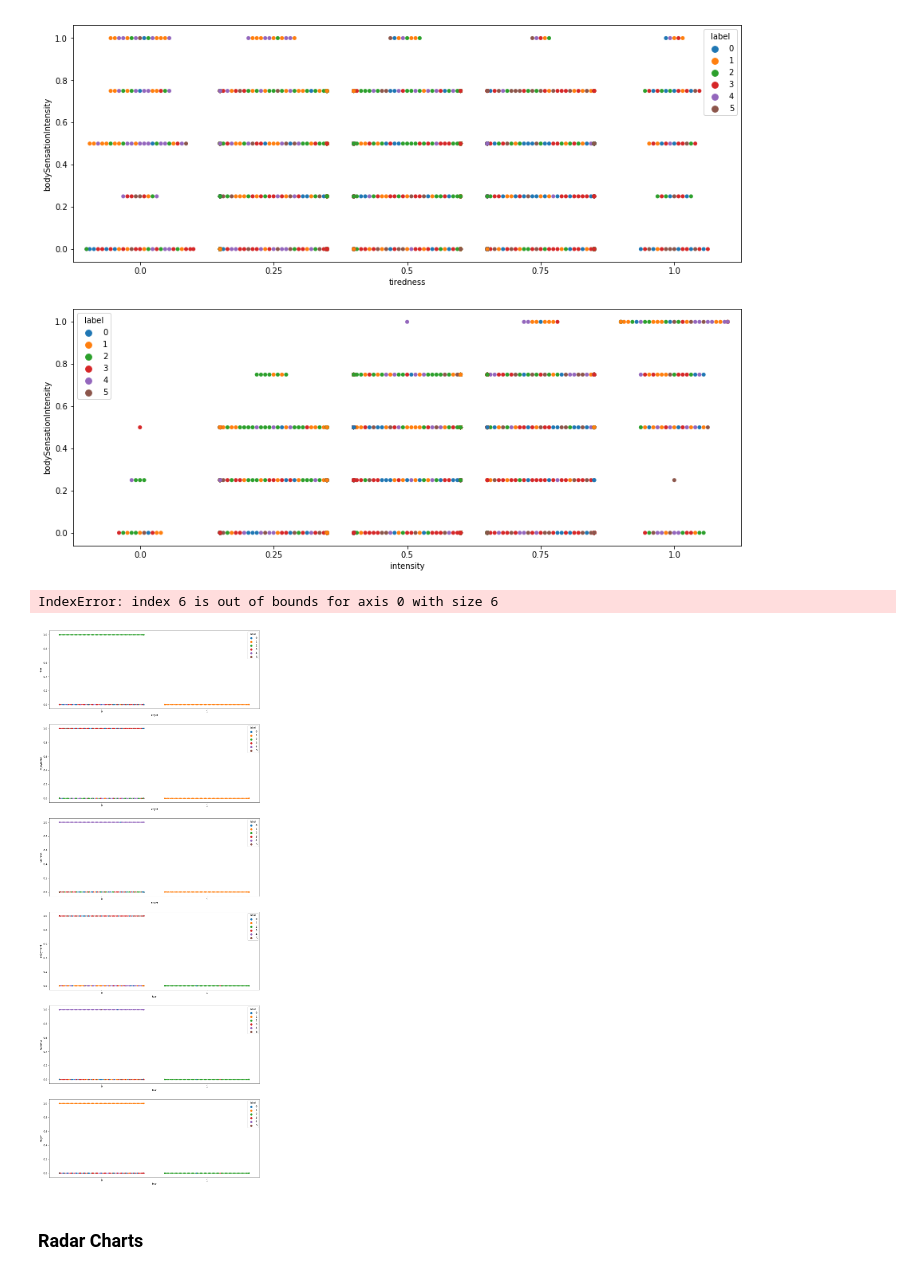
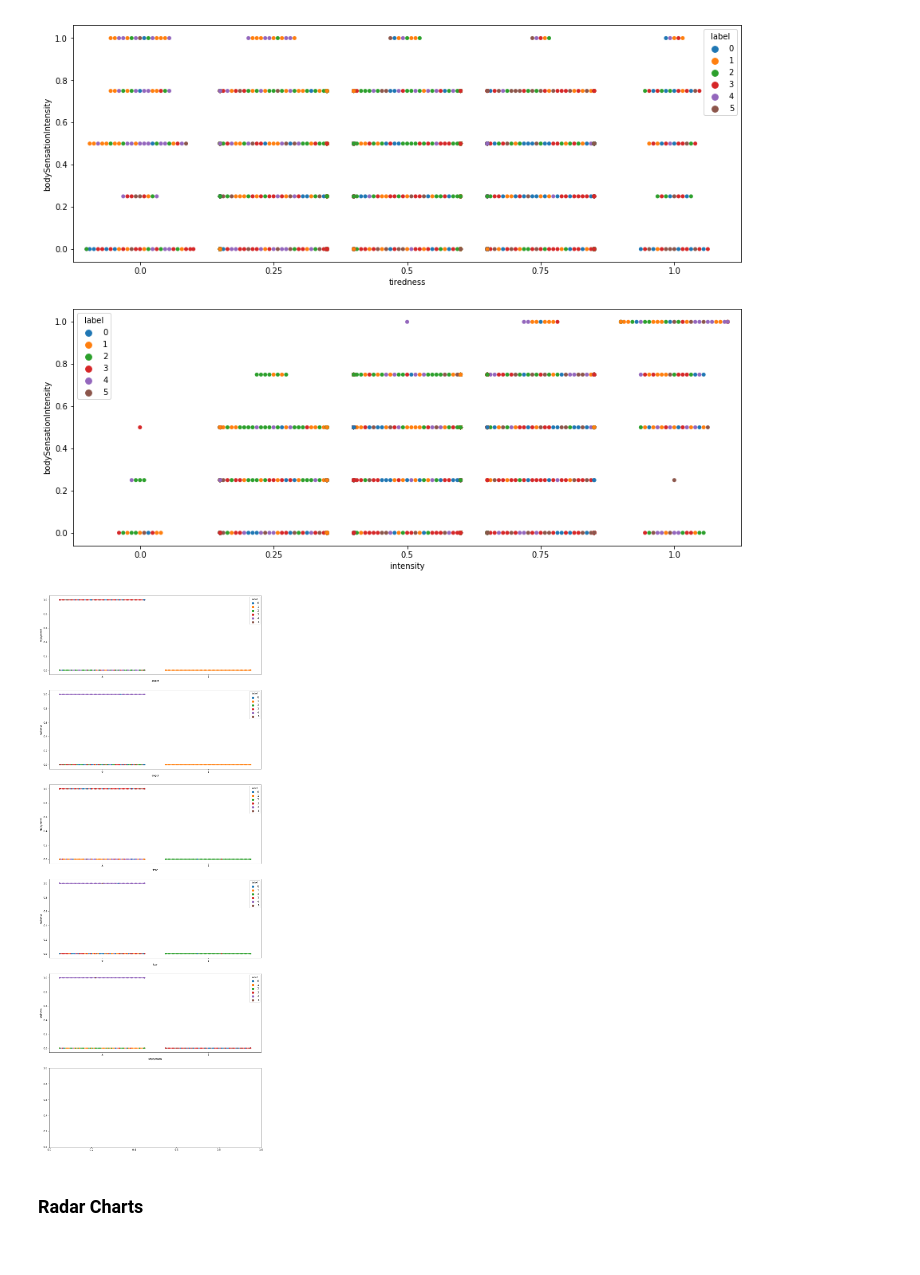
Before and after one commit to monica-oyarzun/capstone, a Jupyter notebook: kMeans_w_PCA.ipynb, the cells around one changed output. Drawn from its saved outputs; the diff is of its cells as text; code cells hidden in the pictures.

```diff
--- a/kMeans_w_PCA.ipynb
+++ b/kMeans_w_PCA.ipynb
@@ -402,24 +402,23 @@ sns.swarmplot(x='intensity', y='bodySensationIntensity', hue='label', data=test_
 # %% [output]
 [figure]
 # %%
-fig, ax = plt.subplots(6, 1, figsize=(15, 40))
+fig, ax = plt.subplots(5, 1, figsize=(15, 40))
 
-emotions1 = ['anger', 'fear', 'enjoyment', 'sadness']
-emotions2 = ['fear', 'enjoyment', 'sadness', 'anger']
+emotions1 = ['anger', 'fear', 'enjoyment']
+emotions2 = ['enjoyment', 'sadness']
 num = 0
 
 for e1 in emotions1:
     for e2 in emotions2:
         if e1 == e2:
             continue
         else:
             sns.swarmplot(x=e1, y=e2, hue='label', data=test_subset, ax=ax[num]);
             num += 1
 
 # for i in range(6):
 #     sns.swarmplot(x='intensity', y='bodySensationIntensity', data=test_subset[predictions == i], ax=ax[i]);
 # %% [output]
-IndexError: index 6 is out of bounds for axis 0 with size 6
-[figure, old version]
+[figure, new version]
 # %% [markdown]
 ### Radar Charts
```
Also changed, not shown: parts of 22 cells of this notebook, 1 other file.
